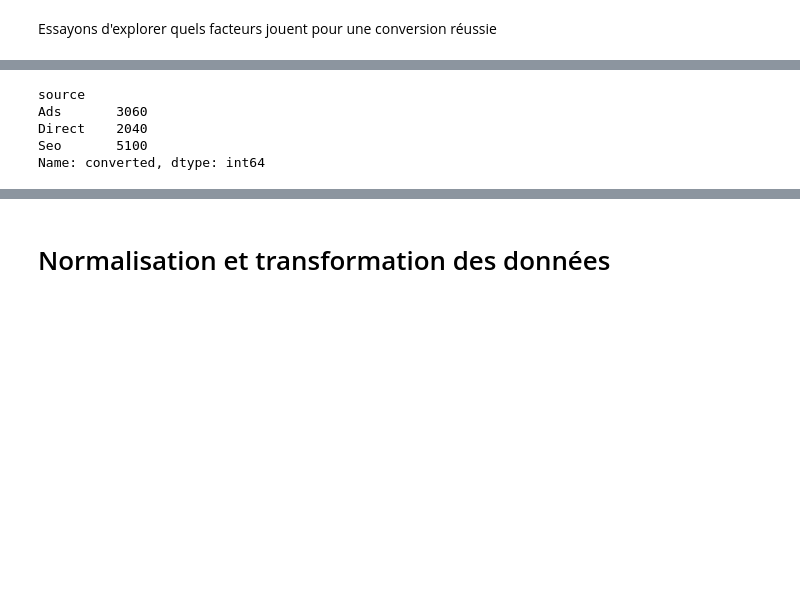
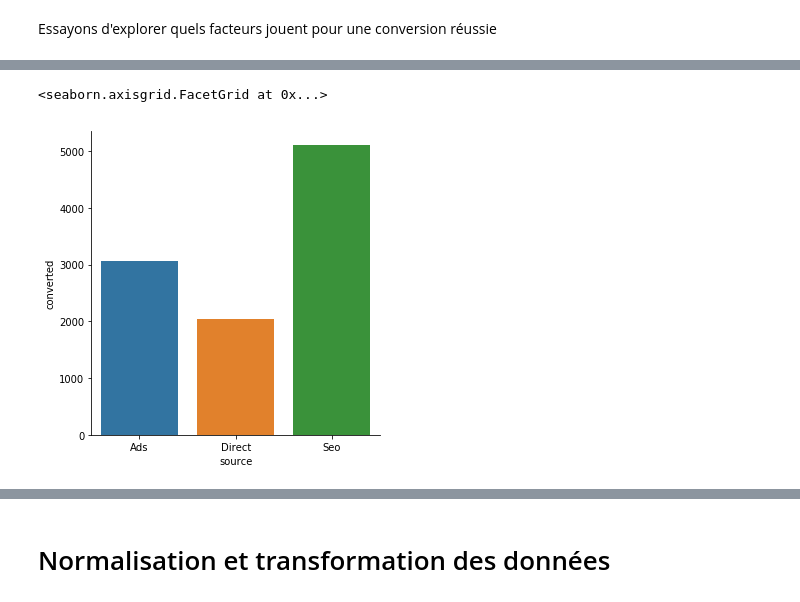
Before and after one commit to tbazzi/Data-Science---Fullstack-Bootcamp, a Jupyter notebook: S3_Projet_ConversionRate.ipynb, the cells around one changed output, grey strips where cells are left out. Cells and saved outputs as stored; diff of their text form; code cells hidden in the pictures; blank space fills up the shorter version.

```diff
--- a/S3_Projet_ConversionRate.ipynb
+++ b/S3_Projet_ConversionRate.ipynb
@@ -147,10 +141,8 @@ Name: converted, dtype: int64
 # %%
-src = df.groupby("source")["converted"].sum()
-src
+src = df.groupby("source")["converted"].sum().reset_index(name='count')
+src.columns = ["source", "converted"]
+sns.catplot(x="source", y="converted", kind="bar", data=src)
 # %% [output]
-source
-Ads       3060
-Direct    2040
-Seo       5100
-Name: converted, dtype: int64
+<seaborn.axisgrid.FacetGrid at 0x...>
+[figure, added]
 # %%
```
Also changed, not shown: parts of 21 cells of this notebook.
